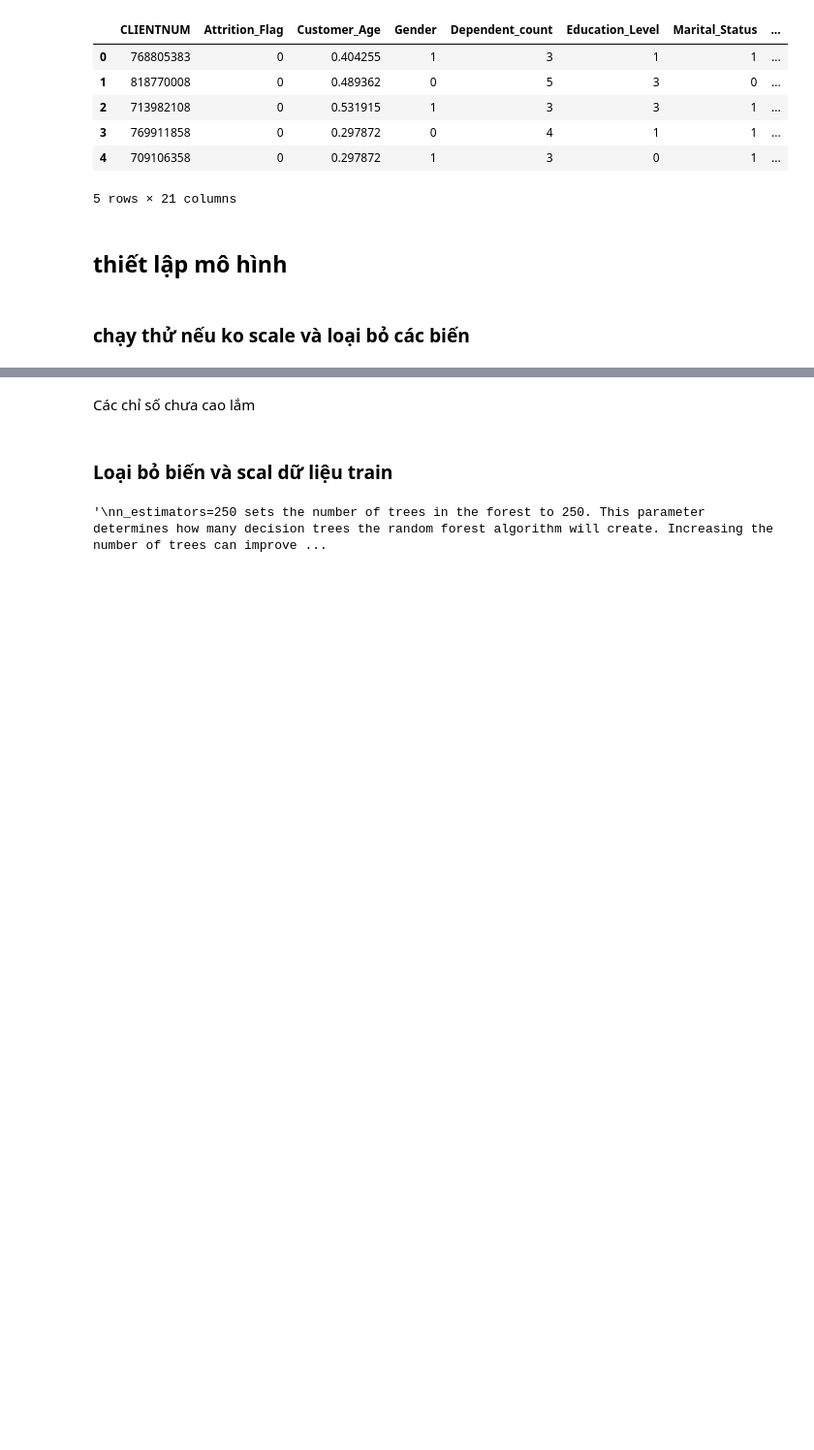
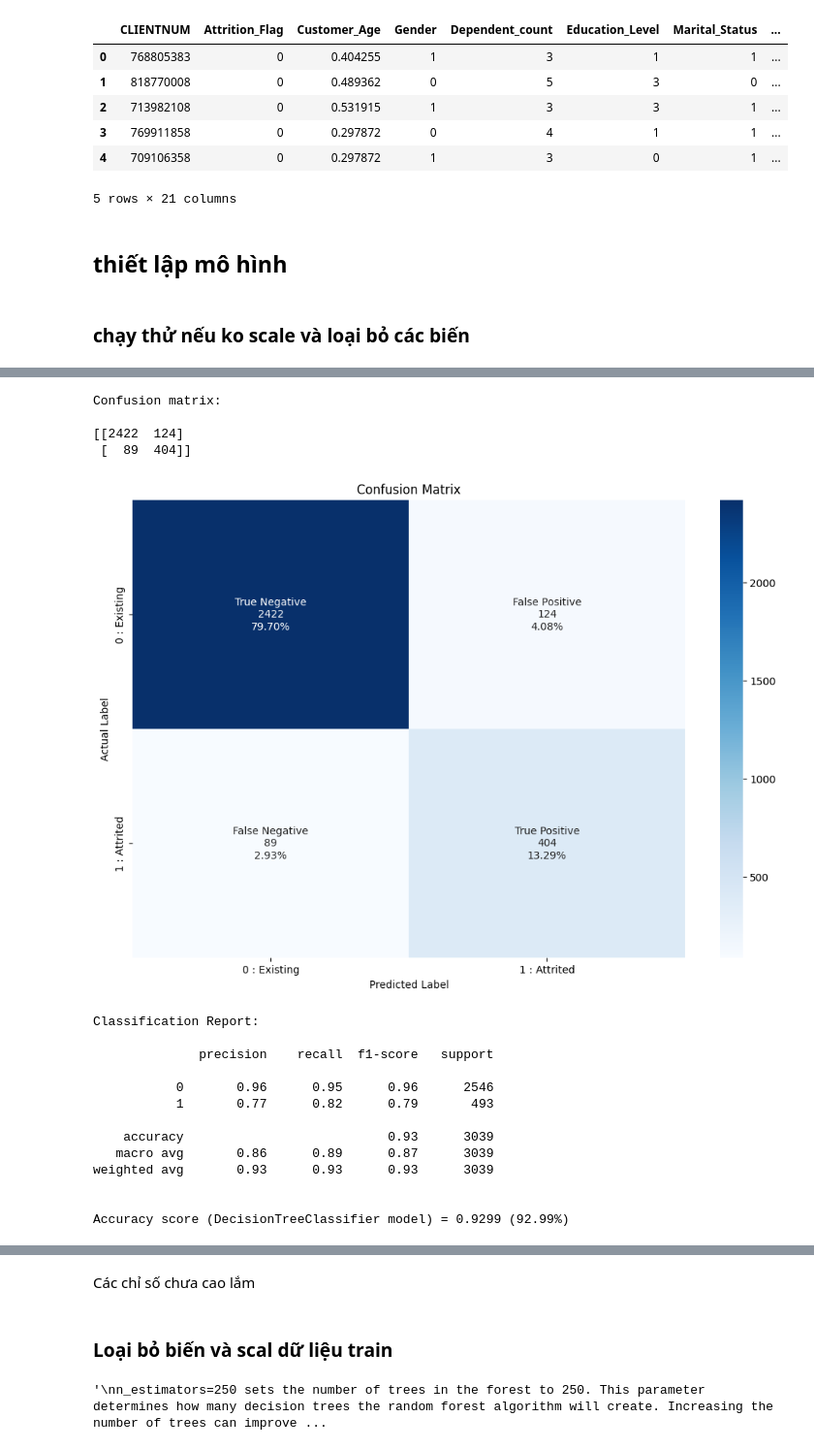
Before and after one commit to thien2972/DataAnalyst, a Jupyter notebook: credit_card_customer.ipynb, the cells around one changed output, grey strips where cells are left out. Shown at 97% size. Drawn from its saved outputs; the diff is of its cells as text; code cells hidden in the pictures; blank space fills up the shorter version.

```diff
--- a/credit_card_customer.ipynb
+++ b/credit_card_customer.ipynb
@@ -587,0 +574,22 @@ Accuracy score (DecisionTreeClassifier model) = 0.9309 (93.09%)
+# %%
+y_pred = model_to_train(dict['DecisionTreeClassifier'], X_train, y_train, X_test)
+test(y_test, y_pred)
+# %% [output]
+Confusion matrix:
+
+[[2422  124]
+ [  89  404]]
+[figure, added]
+Classification Report:
+
+              precision    recall  f1-score   support
+
+           0       0.96      0.95      0.96      2546
+           1       0.77      0.82      0.79       493
+
+    accuracy                           0.93      3039
+   macro avg       0.86      0.89      0.87      3039
+weighted avg       0.93      0.93      0.93      3039
+
+
+Accuracy score (DecisionTreeClassifier model) = 0.9299 (92.99%)
```
Also changed, not shown: parts of 13 cells of this notebook.
